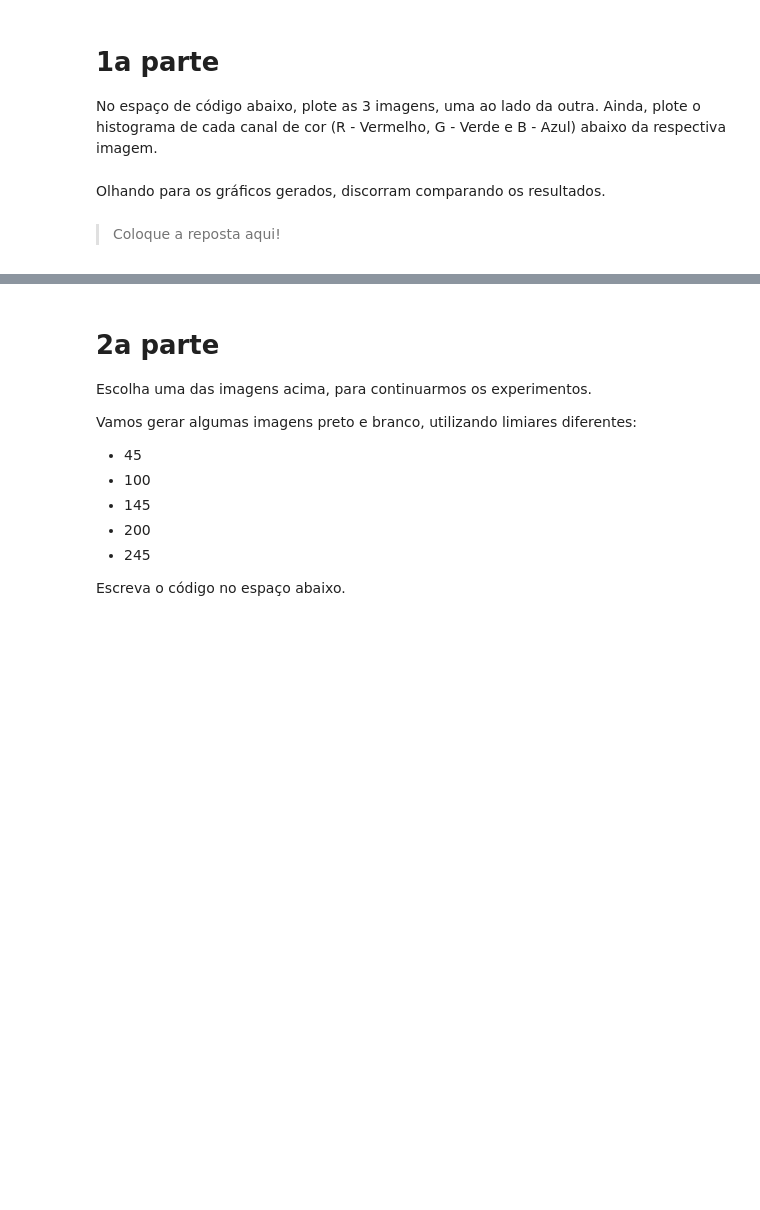
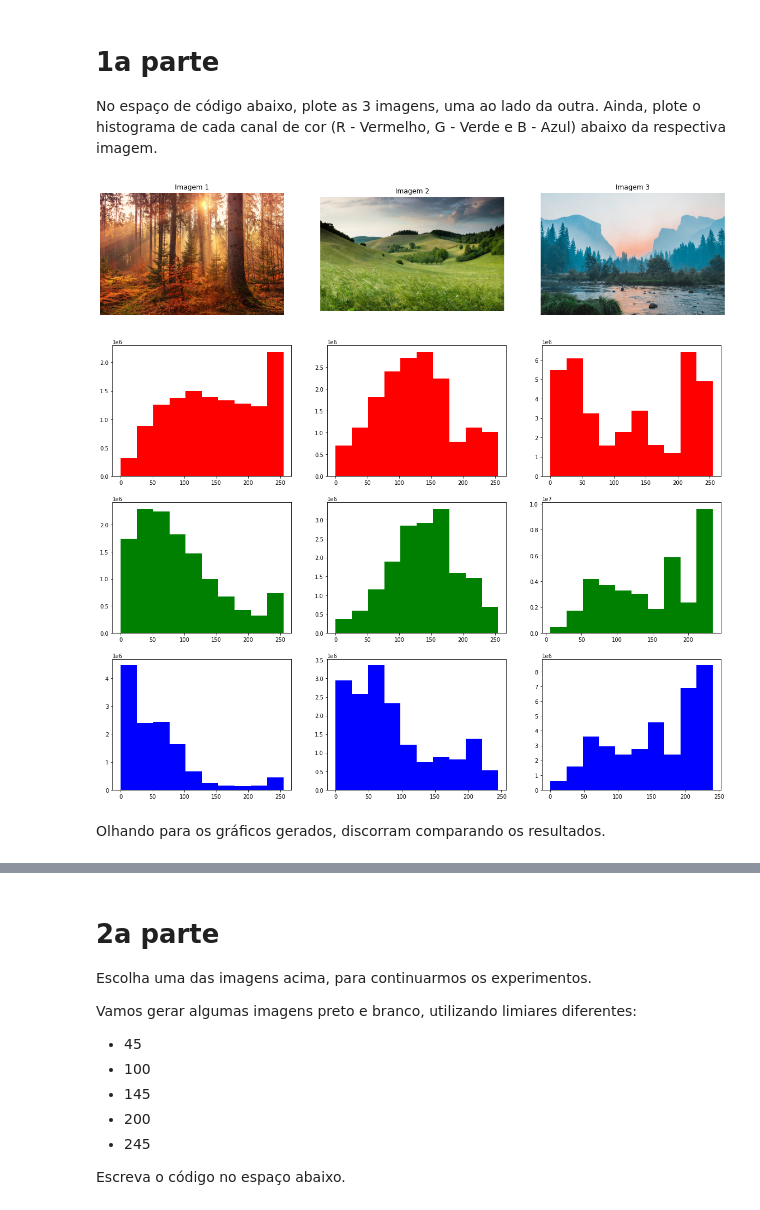
Before and after one commit to amanda9019/labs, a Jupyter notebook: Code_02.ipynb, the cells around one changed output, grey strips where cells are left out. Cells and saved outputs as stored; diff of their text form; code cells hidden in the pictures; blank space fills up the shorter version.

```diff
--- a/Code_02.ipynb
+++ b/Code_02.ipynb
@@ -21,9 +34,79 @@ No espaço de código abaixo, escreva os `imports` necessários para começarmos
 # 1a parte
 
 No espaço de código abaixo, plote as 3 imagens, uma ao lado da outra. Ainda, plote o histograma de cada canal de cor (R - Vermelho, G - Verde e B - Azul) abaixo da respectiva imagem.
+# %%
+# -- Variáveis das imagens --
+imagem1 = Image.open('/content/drive/My Drive/johannes-plenio-RwHv7LgeC7s-unsplash.jpg')
+imagem2 = Image.open('/content/drive/My Drive/claudio-testa--SO3JtE3gZo-unsplash.jpg')
+imagem3 = Image.open('/content/drive/My Drive/bailey-zindel-NRQV-hBF10M-unsplash.jpg')
+
+
+# -- Plotando numa grade (1x3) --
+plt.figure(figsize = (20, 10))
+
+plt.subplot(131)
+plt.axis('off')
+plt.title('Imagem 1')
+plt.imshow(imagem1)
+
+plt.subplot(132)
+plt.axis('off')
+plt.title('Imagem 2')
+plt.imshow(imagem2)
+
+plt.subplot(133)
+plt.axis('off')
+plt.title('Imagem 3')
+plt.imshow(imagem3)
+
+plt.show()
+
+
+# -- Arrays das imagens e cada cor --
+imagem1_arr = np.array(imagem1)
+imagem2_arr = np.array(imagem2)
+imagem3_arr = np.array(imagem3)
+
+red1 = imagem1_arr[:,:,0]
+green1 = imagem1_arr[:,:,1]
+blue1 = imagem1_arr[:,:,2]
+
+red2 = imagem2_arr[:,:,0]
+green2 = imagem2_arr[:,:,1]
+blue2 = imagem2_arr[:,:,2]
+
+red3 = imagem3_arr[:,:,0]
+green3 = imagem3_arr[:,:,1]
+blue3 = imagem3_arr[:,:,2]
+
+
+# -- Mostrando histogramas --
+plt.figure(figsize=(20,15))
+
+plt.subplot(331)
+plt.hist(red1.ravel(), color='red')
+plt.subplot(332)
+plt.hist(red2.ravel(), color='red')
+plt.subplot(333)
+plt.hist(red3.ravel(), color='red')
+
+plt.subplot(334)
+plt.hist(green1.ravel(), color='green')
+plt.subplot(335)
+plt.hist(green2.ravel(), color='green')
+plt.subplot(336)
+plt.hist(green3.ravel(), color='green')
+
+plt.subplot(337)
+plt.hist(blue1.ravel(), color='blue')
+plt.subplot(338)
+plt.hist(blue2.ravel(), color='blue')
+plt.subplot(339)
+plt.hist(blue3.ravel(), color='blue')
+
+plt.show()
+# %% [output]
+[figure, added]
+[figure, added]
 # %% [markdown]
 Olhando para os gráficos gerados, discorram comparando os resultados.
-# %% [markdown]
-
-
-> Coloque a reposta aqui!
```
Also changed, not shown: parts of 8 cells of this notebook.
